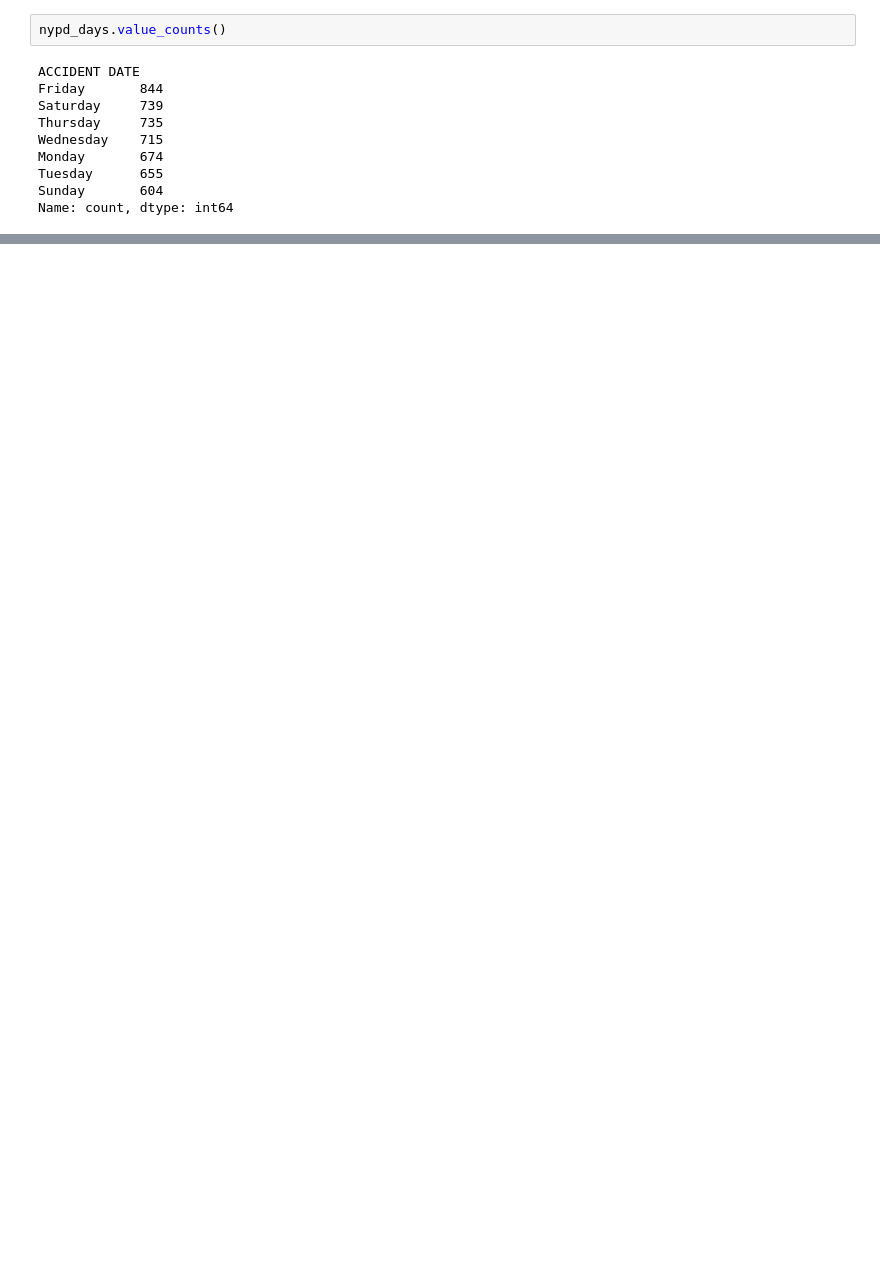
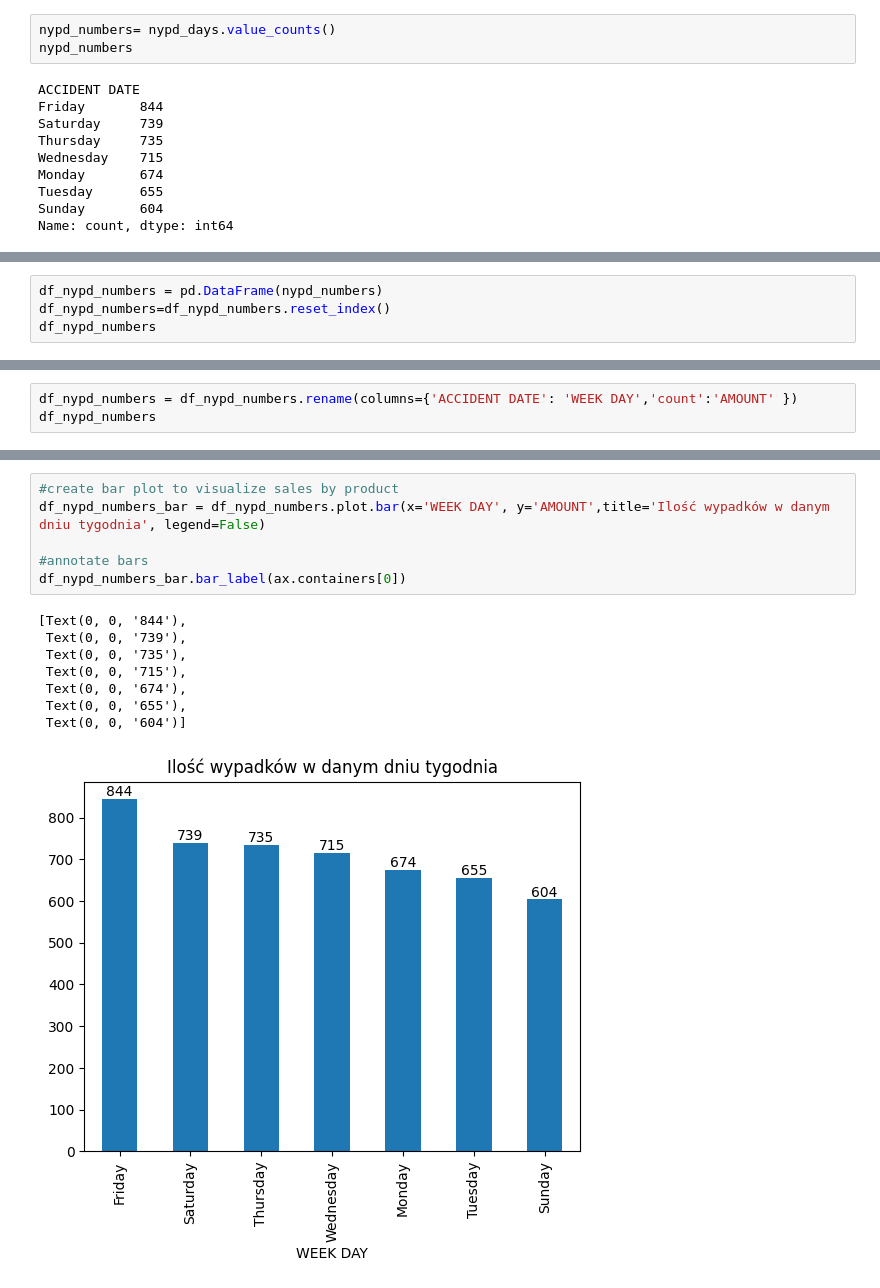
Before and after one commit to AlicjaB90/Projekt_Pandas, a Jupyter notebook: Wizualizacja określająca ilość wypadków z podziałem na dni tygodnia.ipynb, the cells around one changed output, grey strips where cells are left out. Cells and saved outputs as stored; diff of their text form; blank space fills up the shorter version.

```diff
--- a/Wizualizacja określająca ilość wypadków z podziałem na dni tygodnia.ipynb
+++ b/Wizualizacja określająca ilość wypadków z podziałem na dni tygodnia.ipynb
@@ -57,7 +57,8 @@ nypd_days
 4965    Wednesday
 Name: ACCIDENT DATE, Length: 4966, dtype: object
 # %%
-nypd_days.value_counts()
+nypd_numbers= nypd_days.value_counts()
+nypd_numbers
 # %% [output]
 ACCIDENT DATE
 Friday       844
@@ -78,0 +72,4 @@ TypeError: bar() missing 2 required positional arguments: 'x' and 'height'
+# %%
+df_nypd_numbers = pd.DataFrame(nypd_numbers)
+df_nypd_numbers=df_nypd_numbers.reset_index()
+df_nypd_numbers
@@ -78,0 +85,3 @@ TypeError: bar() missing 2 required positional arguments: 'x' and 'height'
+# %%
+df_nypd_numbers = df_nypd_numbers.rename(columns={'ACCIDENT DATE': 'WEEK DAY','count':'AMOUNT' })
+df_nypd_numbers
@@ -78,0 +97,15 @@ TypeError: bar() missing 2 required positional arguments: 'x' and 'height'
+# %%
+#create bar plot to visualize sales by product
+df_nypd_numbers_bar = df_nypd_numbers.plot.bar(x='WEEK DAY', y='AMOUNT',title='Ilość wypadków w danym dniu tygodnia', legend=False)
+
+#annotate bars
+df_nypd_numbers_bar.bar_label(ax.containers[0])
+# %% [output]
+[Text(0, 0, '844'),
+ Text(0, 0, '739'),
+ Text(0, 0, '735'),
+ Text(0, 0, '715'),
+ Text(0, 0, '674'),
+ Text(0, 0, '655'),
+ Text(0, 0, '604')]
+[figure, added]
```
Also changed, not shown: parts of 3 cells of this notebook.
